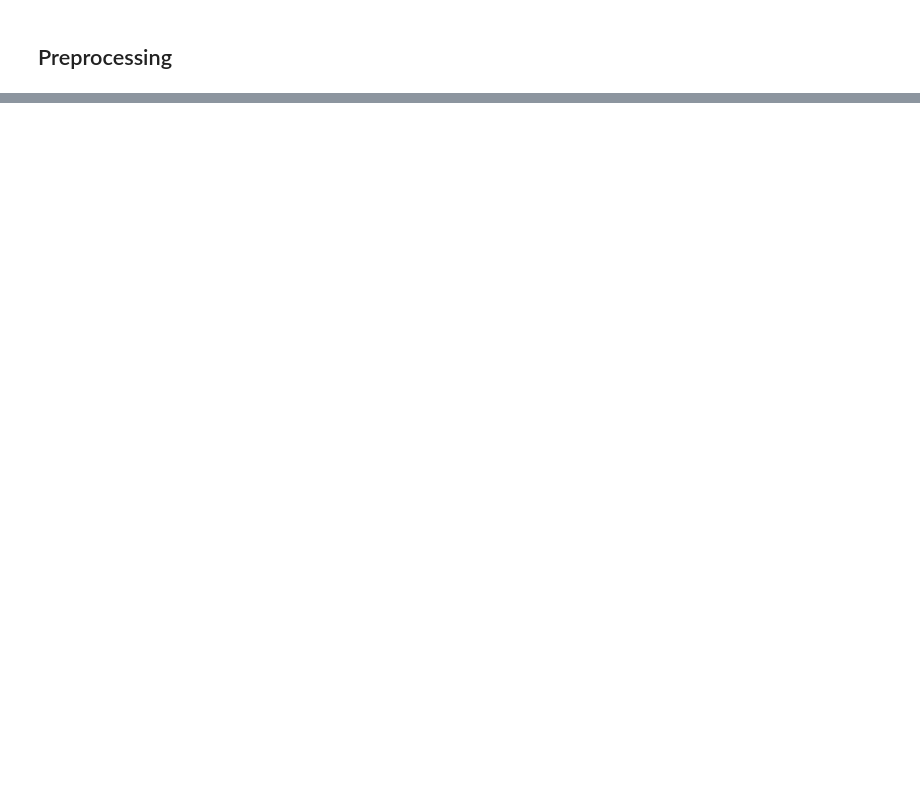
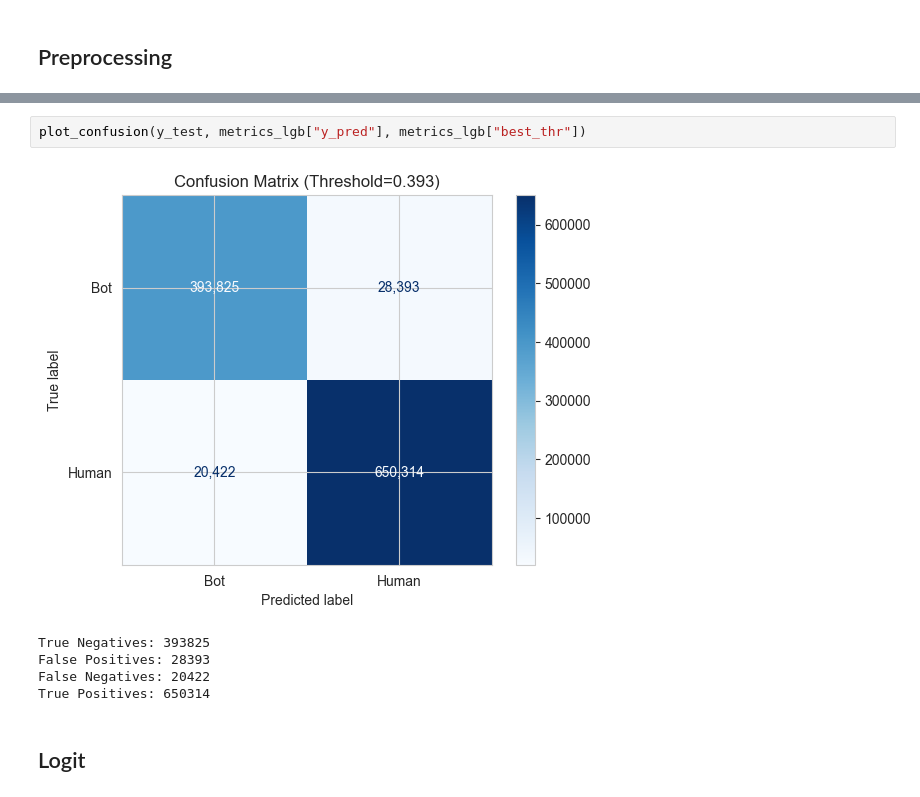
Before and after one commit to lucthiery/IDSP, a Jupyter notebook: 1_BotArtist.ipynb, the cells around one changed output, grey strips where cells are left out. Saved outputs shown, nothing was run; the diff lists cells and outputs as text; blank space fills up the shorter version.

```diff
--- a/1_BotArtist.ipynb
+++ b/1_BotArtist.ipynb
@@ -261,0 +535,10 @@ Categorical columns found: ['uid', 'label']
+# %%
+plot_confusion(y_test, metrics_lgb["y_pred"], metrics_lgb["best_thr"])
+# %% [output]
+[figure, added]
+True Negatives: 393825
+False Positives: 28393
+False Negatives: 20422
+True Positives: 650314
+# %% [markdown]
+## Logit
```
Also changed, not shown: parts of 33 cells of this notebook, 3 other files.
